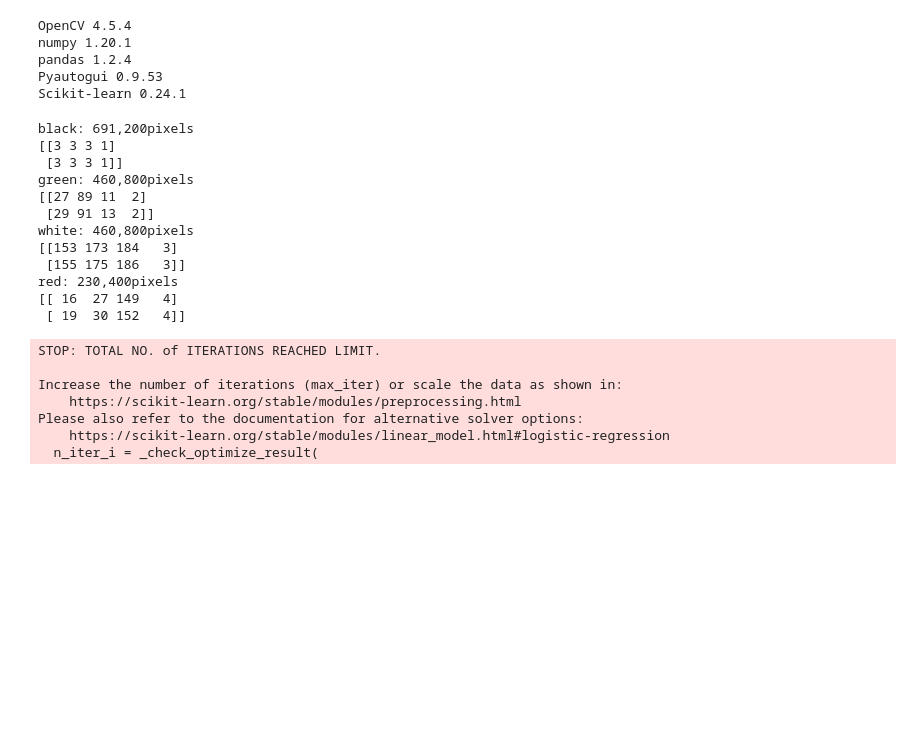
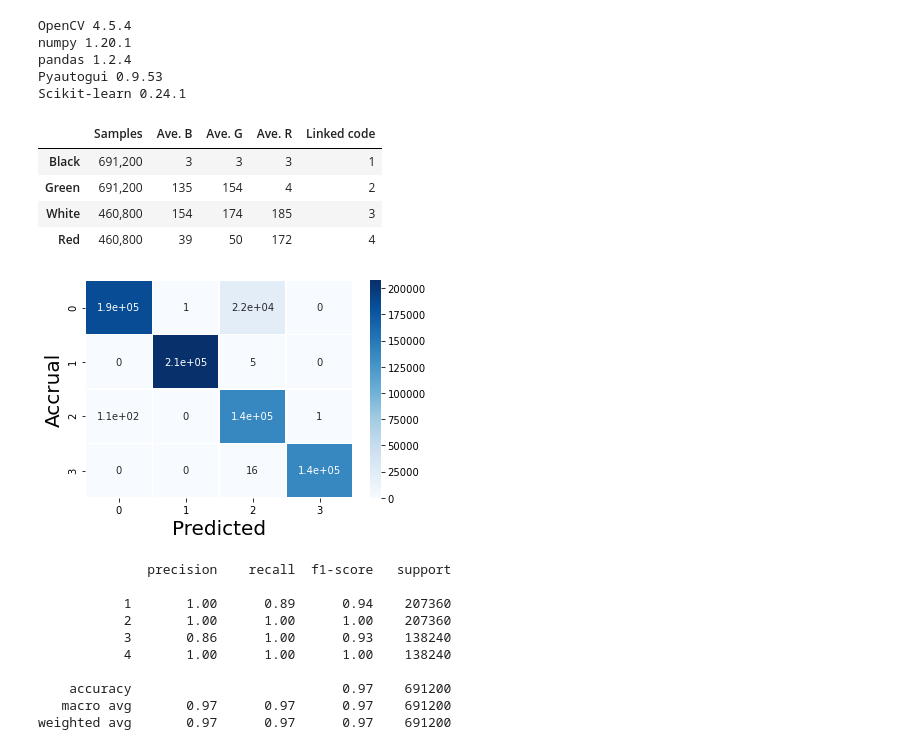
Before and after one commit to hashin2425/RoboCup_Cam, a Jupyter notebook: model_two/make_model.ipynb, the cells around one changed output. Cells and saved outputs as stored; diff of their text form; code cells hidden in the pictures; blank space fills up the shorter version.

Commit message:
Model_two 色識別を線形SVMに変更

```diff
--- a/model_two/make_model.ipynb
+++ b/model_two/make_model.ipynb
@@ -82,50 +89,49 @@ color_green = prepare_bgr(samples.imgs_color_green, 2)
 color_white = prepare_bgr(samples.imgs_color_white, 3)
 color_red = prepare_bgr(samples.imgs_color_red, 4)
 
-color_all = np.concatenate([
-    color_black,
-    color_green,
-    color_white,
-    color_red,
-])
+color_all = np.concatenate([color_black, color_green, color_white, color_red, ])
 
-print("black: {:,}pixels".format(len(color_black)))
-print(color_black[:2])
-print("green: {:,}pixels".format(len(color_green)))
-print(color_green[:2])
-print("white: {:,}pixels".format(len(color_white)))
-print(color_white[:2])
-print("red: {:,}pixels".format(len(color_red)))
-print(color_red[:2])
+pd.DataFrame([
+    np.append("{:,}".format(len(color_black)), np.average(color_black[:2], axis=0).astype(np.int32)),
+    np.append("{:,}".format(len(color_green)), np.average(color_green[:2], axis=0).astype(np.int32)),
+    np.append("{:,}".format(len(color_white)), np.average(color_white[:2], axis=0).astype(np.int32)),
+    np.append("{:,}".format(len(color_red)), np.average(color_red[:2], axis=0).astype(np.int32)),
+], index=["Black", "Green", "White", "Red"], columns=["Samples", "Ave. B", "Ave. G", "Ave. R", "Linked code"])
 # %% [output]
-black: 691,200pixels
-[[3 3 3 1]
- [3 3 3 1]]
-green: 460,800pixels
-[[27 89 11  2]
- [29 91 13  2]]
-white: 460,800pixels
-[[153 173 184   3]
- [155 175 186   3]]
-red: 230,400pixels
-[[ 16  27 149   4]
- [ 19  30 152   4]]
+|  | Samples | Ave. B | Ave. G | Ave. R | Linked code |
+| Black | 691,200 | 3 | 3 | 3 | 1 |
+| Green | 691,200 | 135 | 154 | 4 | 2 |
+| White | 460,800 | 154 | 174 | 185 | 3 |
+| Red | 460,800 | 39 | 50 | 172 | 4 |
 # %%
 # color recognizing model
 
 X_train, X_test, y_train, y_test = train_test_split(
     color_all[:, :-1],
     color_all[:, -1:],
     stratify=color_all[:, -1:],  # テストに使うデータを階層化する
     test_size=0.3,  # テストに使う割合
 )
 
-col_model = LogisticRegression().fit(X_train, y_train)
+col_model = LinearSVC().fit(X_train, y_train)
+
+y_pred = col_model.predict(X_test)
+cm = confusion_matrix(y_test, y_pred)
+ax = sns.heatmap(cm, annot=True, cmap='Blues', linewidth=0.3)
+ax.set_xlabel("Predicted", fontsize=20)
+ax.set_ylabel("Accrual", fontsize=20)
+plt.show()
+
+print(classification_report(y_test, y_pred))
 # %% [output]
+[figure, added]
-STOP: TOTAL NO. of ITERATIONS REACHED LIMIT.
+              precision    recall  f1-score   support
 
-Increase the number of iterations (max_iter) or scale the data as shown in:
-    https://scikit-learn.org/stable/modules/preprocessing.html
-Please also refer to the documentation for alternative solver options:
-    https://scikit-learn.org/stable/modules/linear_model.html#logistic-regression
-  n_iter_i = _check_optimize_result(
+           1       1.00      0.89      0.94    207360
+           2       1.00      1.00      1.00    207360
+           3       0.86      1.00      0.93    138240
+           4       1.00      1.00      1.00    138240
+
+    accuracy                           0.97    691200
+   macro avg       0.97      0.97      0.97    691200
+weighted avg       0.97      0.97      0.97    691200
```
Also changed, not shown: parts of 6 cells of this notebook.
